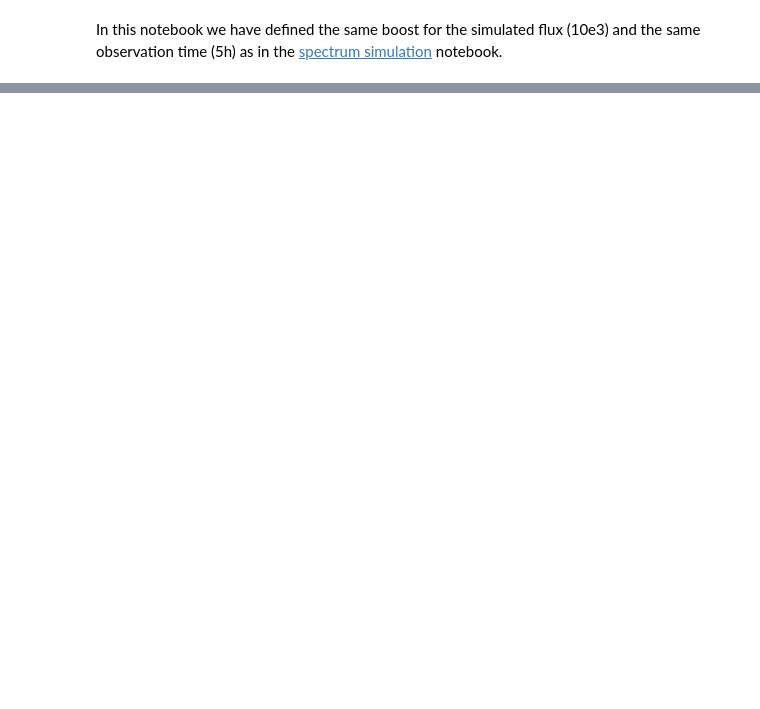
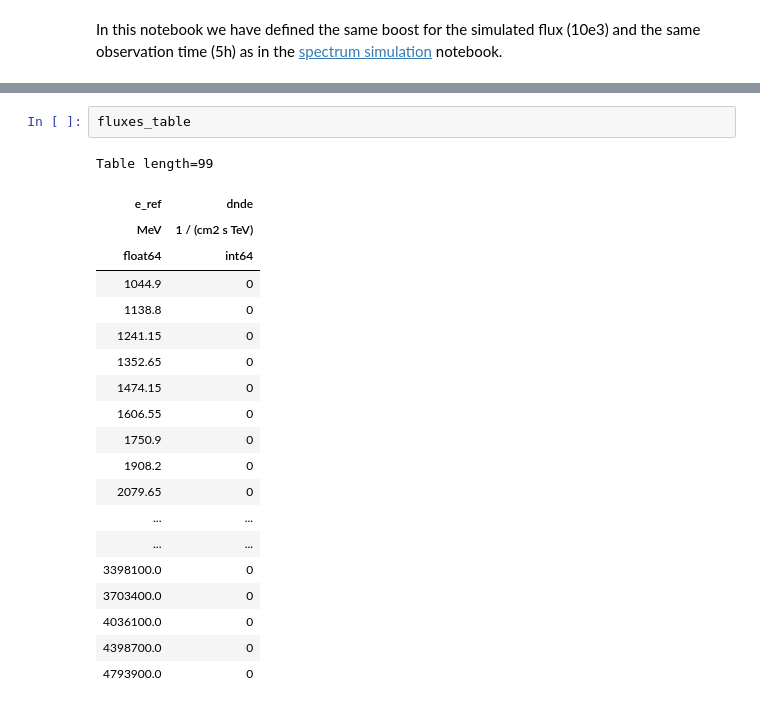
Before and after one commit to peroju/dm-gammapy, a Jupyter notebook: notebooks/SkyDiffuseSimulation.ipynb, the cells around one changed output, grey strips where cells are left out. Cells and saved outputs as stored; diff of their text form; blank space fills up the shorter version.

```diff
--- a/notebooks/SkyDiffuseSimulation.ipynb
+++ b/notebooks/SkyDiffuseSimulation.ipynb
@@ -282,0 +302,23 @@ In this notebook we have defined the same boost for the simulated flux (10e3) an
+# %%
+fluxes_table
+# %% [output]
+Table length=99
+| e_ref | dnde |
+| MeV | 1 / (cm2 s TeV) |
+| float64 | int64 |
+| 1044.9 | 0 |
+| 1138.8 | 0 |
+| 1241.15 | 0 |
+| 1352.65 | 0 |
+| 1474.15 | 0 |
+| 1606.55 | 0 |
+| 1750.9 | 0 |
+| 1908.2 | 0 |
+| 2079.65 | 0 |
+| ... | ... |
+| ... | ... |
+| 3398100.0 | 0 |
+| 3703400.0 | 0 |
+| 4036100.0 | 0 |
+| 4398700.0 | 0 |
+| 4793900.0 | 0 |
```
Also changed, not shown: parts of 17 cells of this notebook.
